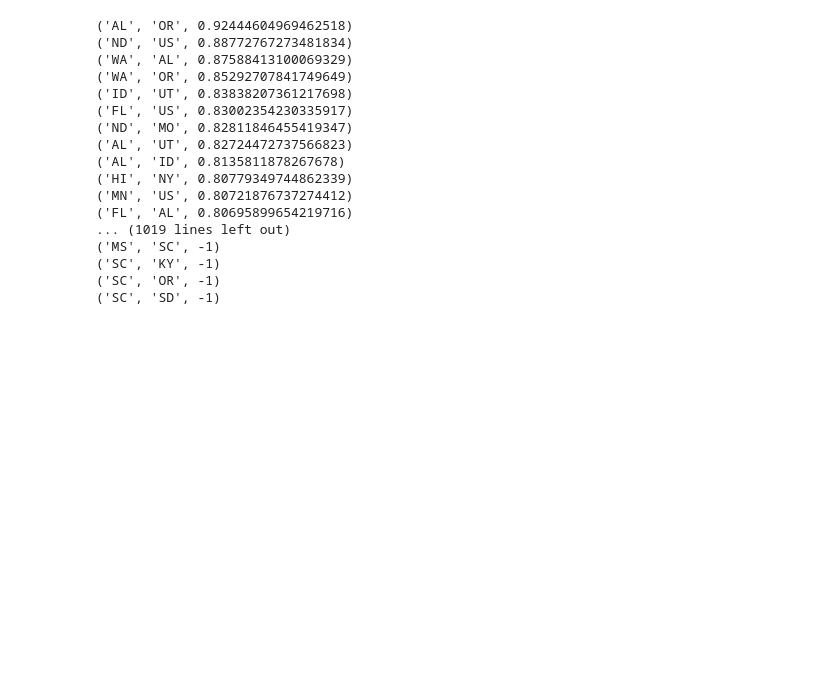
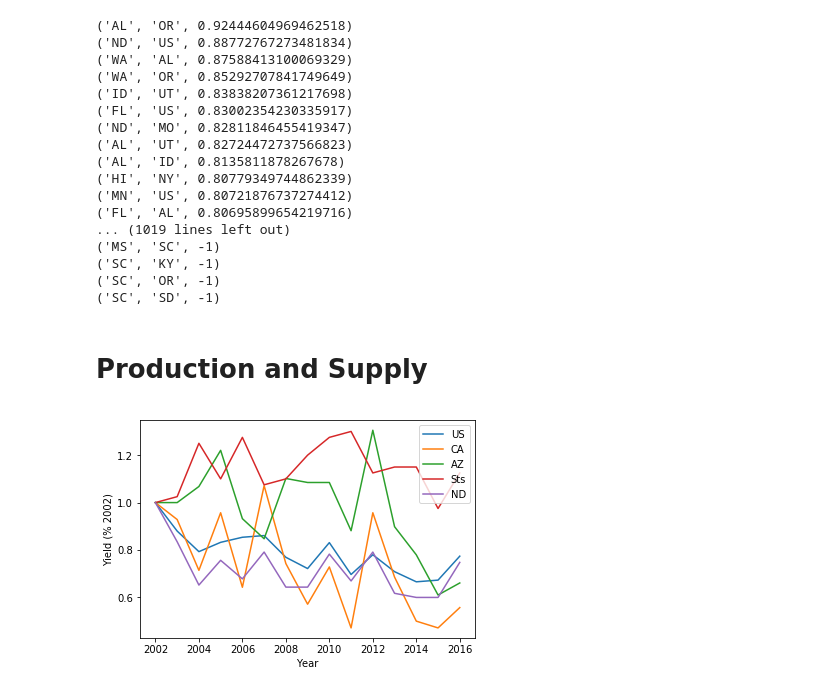
Before and after one commit to matthewruehle/DataScienceApiculture, a Jupyter notebook: apiculture.ipynb, the cells around one changed output. Drawn from its saved outputs; the diff is of its cells as text; code cells hidden in the pictures; blank space fills up the shorter version.

```diff
--- a/apiculture.ipynb
+++ b/apiculture.ipynb
@@ -420,3 +420,10 @@ for i in correlations:
 ('SC', 'KY', -1)
 ('SC', 'OR', -1)
 ('SC', 'SD', -1)
+# %% [markdown]
+# Production and Supply
+# %%
+plot_vals(states=["US","CA","AZ","Sts","ND"],target_y=2)
+#Plotting production for interesting states
+# %% [output]
+[figure, added]
```
Also changed, not shown: parts of 2 cells of this notebook.
